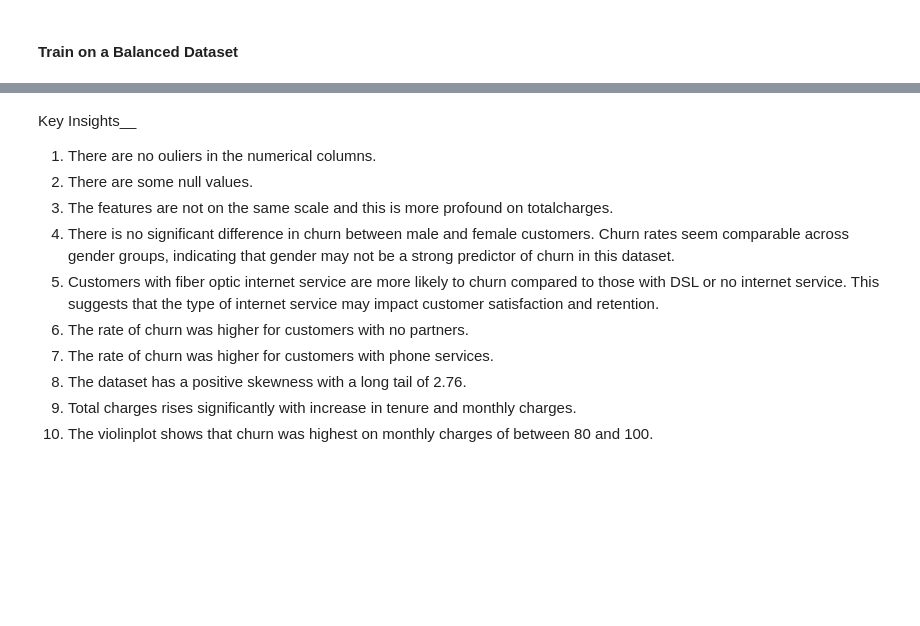
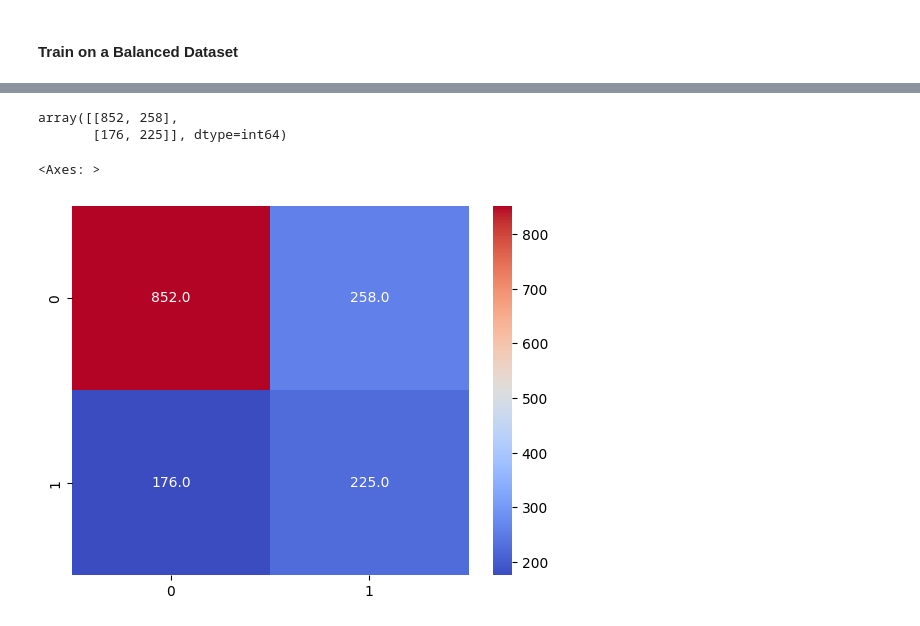
Before and after one commit to Davis-Azangu-DataAnalyst/Classification-Project-LP2, a Jupyter notebook: Notebooks/Churn_LP2 1_V2.ipynb, the cells around one changed output, grey strips where cells are left out. Drawn from its saved outputs; the diff is of its cells as text; code cells hidden in the pictures; blank space fills up the shorter version.

```diff
--- a/Notebooks/Churn_LP2 1_V2.ipynb
+++ b/Notebooks/Churn_LP2 1_V2.ipynb
@@ -1262,12 +1263,11 @@ KeyError: 'Random Forest'
-# %% [markdown]
-Key Insights__
-1. There are no ouliers in the numerical columns.
-2. There are some null values.
-2. The features are not on the same scale and this is more profound on totalcharges.
-3. There is no significant difference in churn between male and female customers. Churn rates seem comparable across gender groups, indicating that gender may not be a strong predictor of churn in this dataset.
-4. Customers with fiber optic internet service are more likely to churn compared to those with DSL or no internet service. This suggests that the type of internet service may impact customer satisfaction and retention.
-5. The rate of churn was higher for customers with no partners.
-6. The rate of churn was higher for customers with phone services.
-7. The dataset has a positive skewness with a long tail of 2.76.
-8. Total charges rises significantly with increase in tenure and monthly charges.
-9. The violinplot shows that churn was highest on monthly charges of between 80 and 100.
+# %%
+Logistic_Regression = all_confusion_matrix['Logistic_Regression']
+Logistic_Regression
+# %% [output]
+array([[852, 258],
+       [176, 225]], dtype=int64)
+# %%
+sns.heatmap(Logistic_Regression, annot=True, cmap='coolwarm', fmt='.1f')
+# %% [output]
+<Axes: >
+[figure, added]
```
Also changed, not shown: parts of 36 cells of this notebook.
